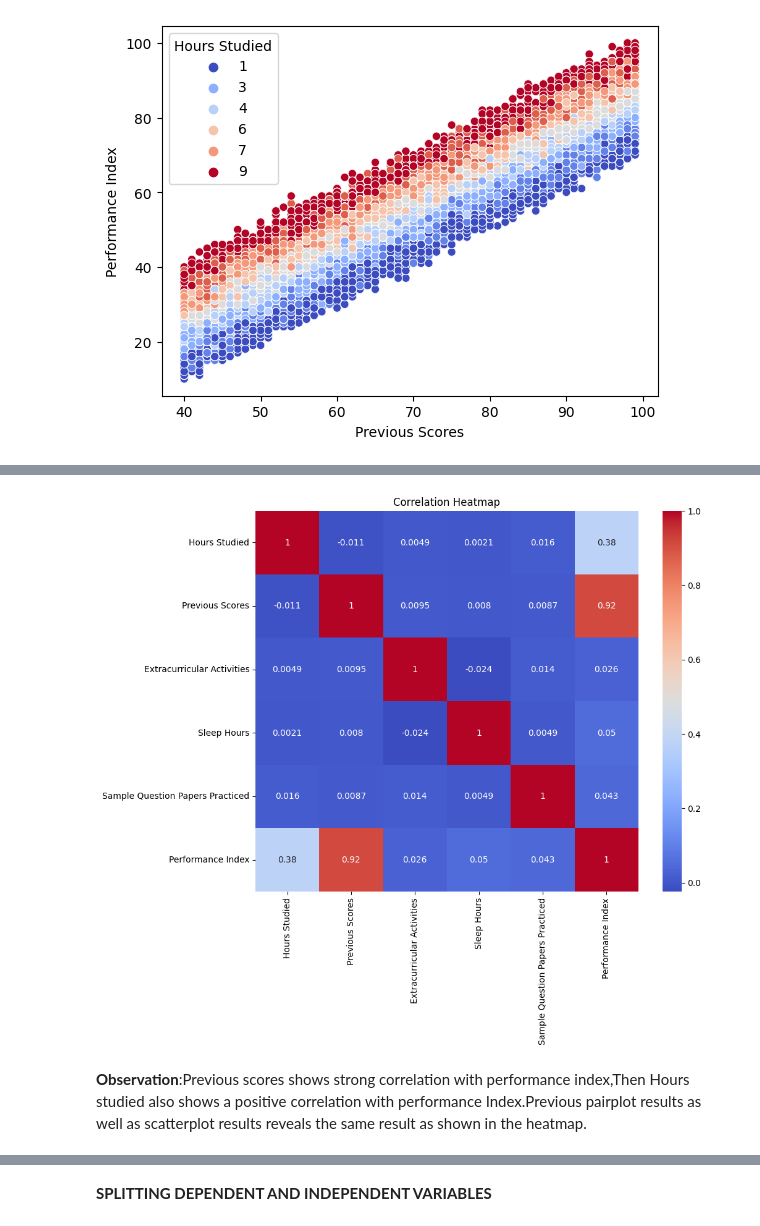
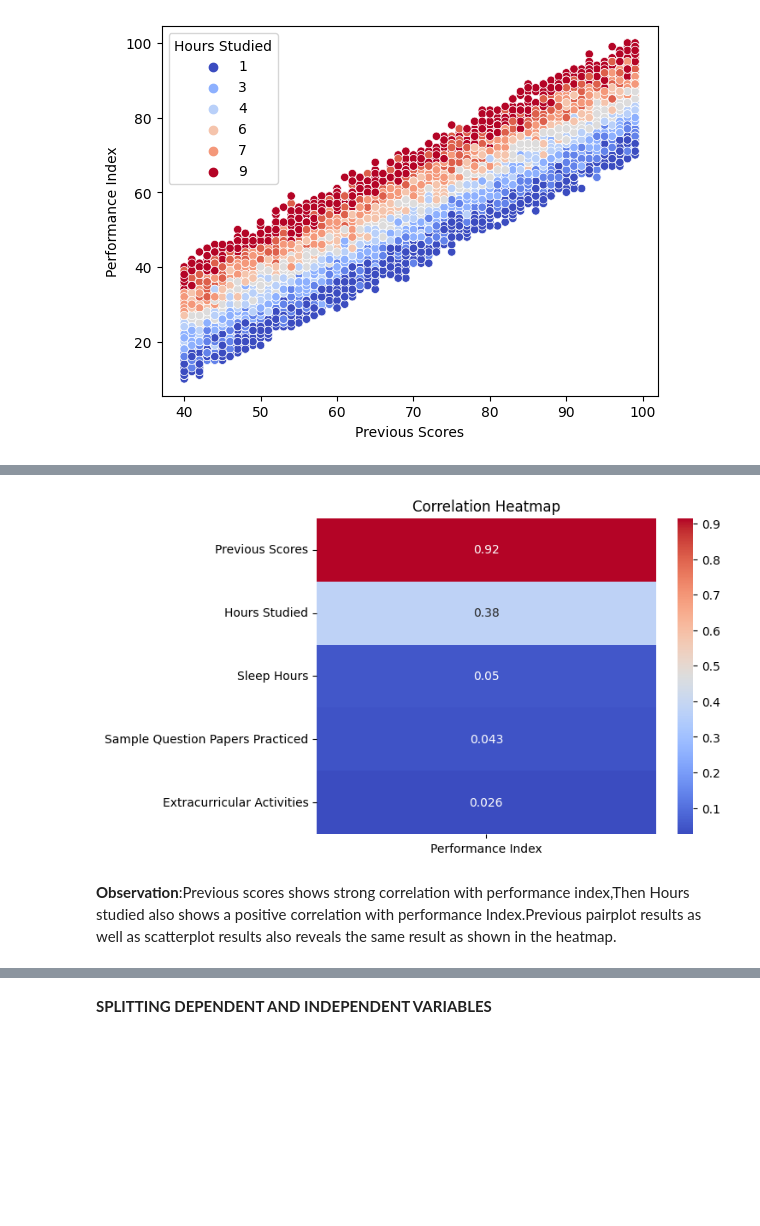
Before and after one commit to HarikrishnanK9/DataSymphony, a Jupyter notebook: Student_Performance_Regression.ipynb, the cells around one changed output, grey strips where cells are left out. Saved outputs shown, nothing was run; the diff lists cells and outputs as text; code cells hidden in the pictures; blank space fills up the shorter version.

```diff
--- a/Student_Performance_Regression.ipynb
+++ b/Student_Performance_Regression.ipynb
@@ -179,11 +237,9 @@ sns.scatterplot(df,x ='Previous Scores',y ='Performance Index', hue = df['Hours
 # %%
 correlation_matrix = df.corr()
-
-plt.figure(figsize=(10, 8))
-sns.heatmap(correlation_matrix, annot=True, cmap='coolwarm')
+sns.heatmap(correlation_matrix['Performance Index'].drop('Performance Index').sort_values(ascending=False).to_frame(),annot=True,cmap='coolwarm')
 plt.title('Correlation Heatmap')
 plt.show()
 # %% [output]
-[figure, old version]
+[figure, new version]
 # %% [markdown]
-**Observation**:Previous scores shows strong correlation with performance index,Then Hours studied also shows a positive correlation with performance Index.Previous pairplot results as well as scatterplot results reveals the same result as shown in the heatmap.
+**Observation**:Previous scores shows strong correlation with performance index,Then Hours studied also shows a positive correlation with performance Index.Previous pairplot results as well as scatterplot results also reveals the same result as shown in the heatmap.
```
Also changed, not shown: parts of 24 cells of this notebook.
